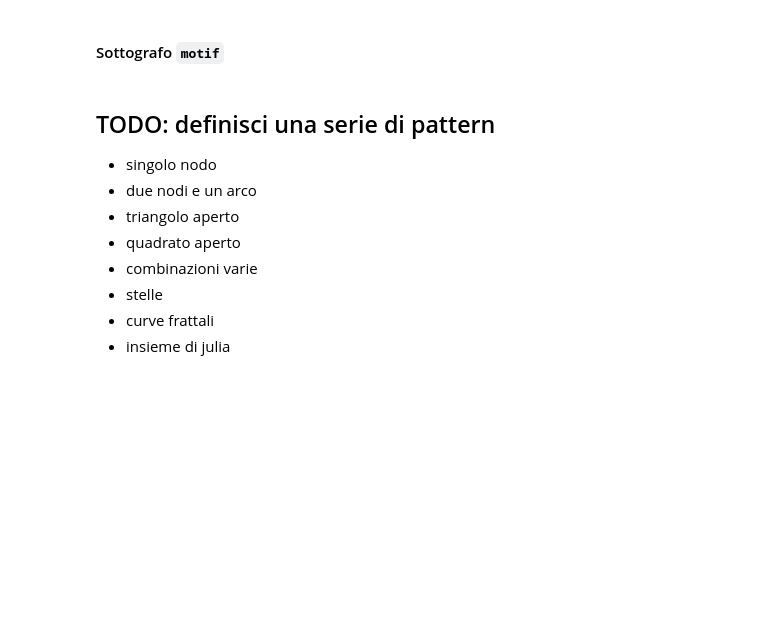
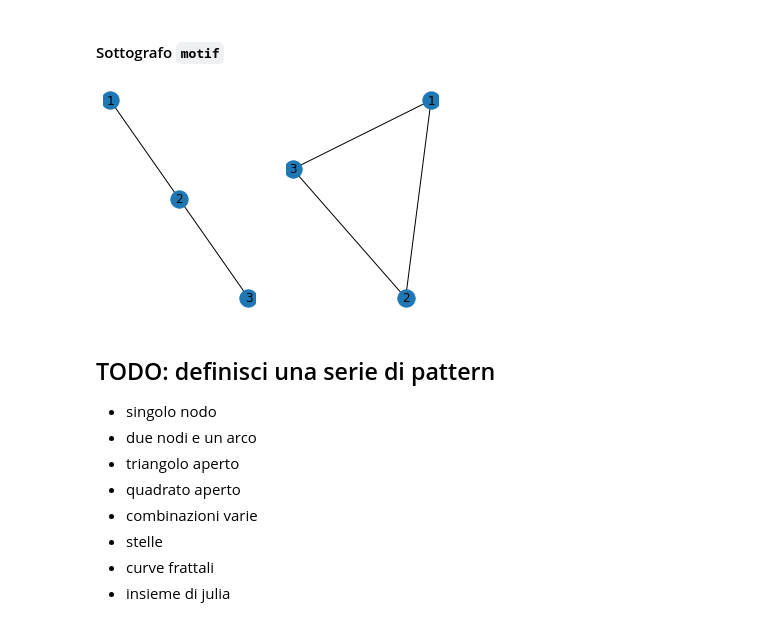
Before and after one commit to kdd-lab/2020_Trevisan, a Jupyter notebook: code/notebook/Pipeline_gerarchica.ipynb, the cells around one changed output. Saved outputs shown, nothing was run; the diff lists cells and outputs as text; code cells hidden in the pictures; blank space fills up the shorter version.

```diff
--- a/code/notebook/Pipeline_gerarchica.ipynb
+++ b/code/notebook/Pipeline_gerarchica.ipynb
@@ -37,0 +44,24 @@ motif.add_edges_from([(1, 2), (2, 3), (3, 1)])
+# %%
+# 2 Graphlet di 3 nodi
+
+M1 = nx.Graph()
+M1.add_edges_from([(1, 2), (2, 3)])
+# nx.draw(M1)
+
+
+M2 = nx.Graph()
+M2.add_edges_from([(1, 2), (2, 3), (3, 1)])
+# nx.draw(M2)
+# %%
+graphs = [M1, M2]
+
+fig, axes = plt.subplots(nrows=1, ncols=2)
+ax = axes.flatten()
+
+for i in range(2):
+    nx.draw_networkx(graphs[i], ax=ax[i])
+    ax[i].set_axis_off()
+
+plt.show()
+# %% [output]
+[figure, added]
```
Also changed, not shown: parts of 4 cells of this notebook.
